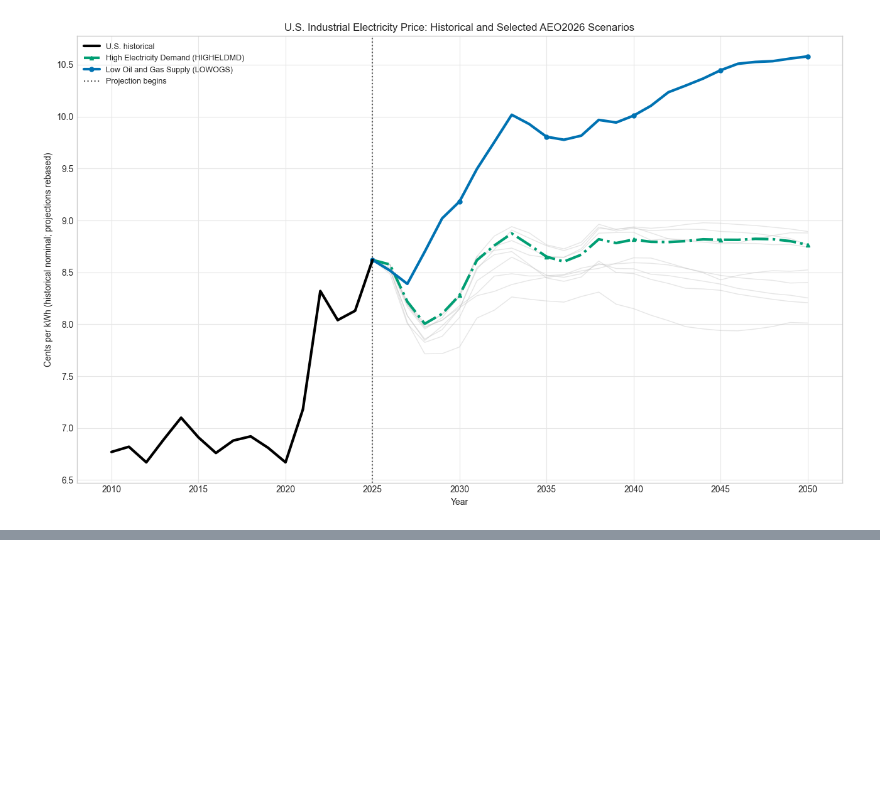
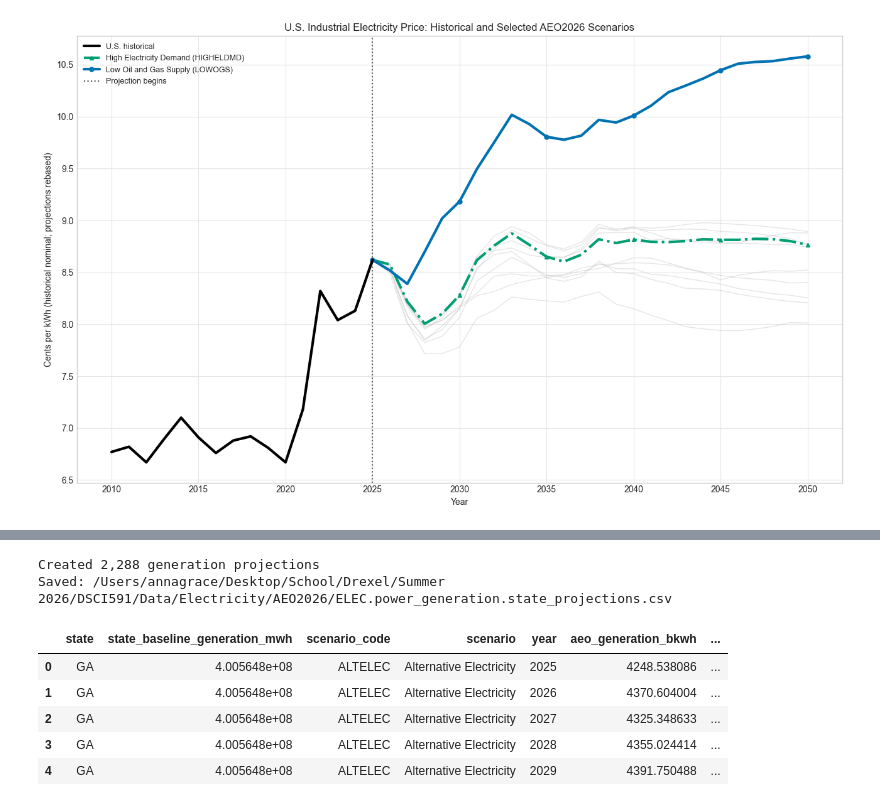
Before and after one commit to agrace339/Data-Center-Impact-Explorer, a Jupyter notebook: Script/Industrial Electricity Prices with AEO2026.ipynb, the cells around one changed output, grey strips where cells are left out. Cells and saved outputs as stored; diff of their text form; code cells hidden in the pictures; blank space fills up the shorter version.

```diff
--- a/Script/Industrial Electricity Prices with AEO2026.ipynb
+++ b/Script/Industrial Electricity Prices with AEO2026.ipynb
@@ -402,0 +465,39 @@ plt.show()
+# %%
+generation_baselines = (
+    state_generation[
+        state_generation['state'].isin(TOP_DC_STATES)
+        & state_generation['year'].eq(LATEST_FULL_YEAR)
+    ][['state', 'generation_mwh']]
+    .rename(columns={'generation_mwh': 'state_baseline_generation_mwh'})
+)
+generation_factors = aeo_generation_long[
+    aeo_generation_long['year'].ge(LATEST_FULL_YEAR)
+][['scenario_code', 'scenario', 'year', 'aeo_generation_bkwh']].copy()
+generation_factors['aeo_baseline_bkwh'] = generation_factors.groupby('scenario_code')[
+    'aeo_generation_bkwh'
+].transform('first')
+generation_factors['projection_factor'] = (
+    generation_factors['aeo_generation_bkwh'] / generation_factors['aeo_baseline_bkwh']
+)
+generation_projections = generation_baselines.merge(generation_factors, how='cross')
+generation_projections['projected_generation_mwh'] = (
+    generation_projections['state_baseline_generation_mwh']
+    * generation_projections['projection_factor']
+)
+generation_projections = generation_projections.sort_values(
+    ['state', 'scenario_code', 'year']
+).reset_index(drop=True)
+generation_output = ELECTRICITY_PATH / 'AEO2026' / 'ELEC.power_generation.state_projections.csv'
+generation_projections.to_csv(generation_output, index=False)
+print(f'Created {len(generation_projections):,} generation projections')
+print(f'Saved: {generation_output}')
+generation_projections.head()
+# %% [output]
+Created 2,288 generation projections
+Saved: /Users/annagrace/Desktop/School/Drexel/Summer 2026/DSCI591/Data/Electricity/AEO2026/ELEC.power_generation.state_projections.csv
+|  | state | state_baseline_generation_mwh | scenario_code | scenario | year | aeo_generation_bkwh | ... |
+| 0 | GA | 4.005648e+08 | ALTELEC | Alternative Electricity | 2025 | 4248.538086 | ... |
+| 1 | GA | 4.005648e+08 | ALTELEC | Alternative Electricity | 2026 | 4370.604004 | ... |
+| 2 | GA | 4.005648e+08 | ALTELEC | Alternative Electricity | 2027 | 4325.348633 | ... |
+| 3 | GA | 4.005648e+08 | ALTELEC | Alternative Electricity | 2028 | 4355.024414 | ... |
+| 4 | GA | 4.005648e+08 | ALTELEC | Alternative Electricity | 2029 | 4391.750488 | ... |
```
Also changed, not shown: parts of 5 cells of this notebook, 2 other files.
